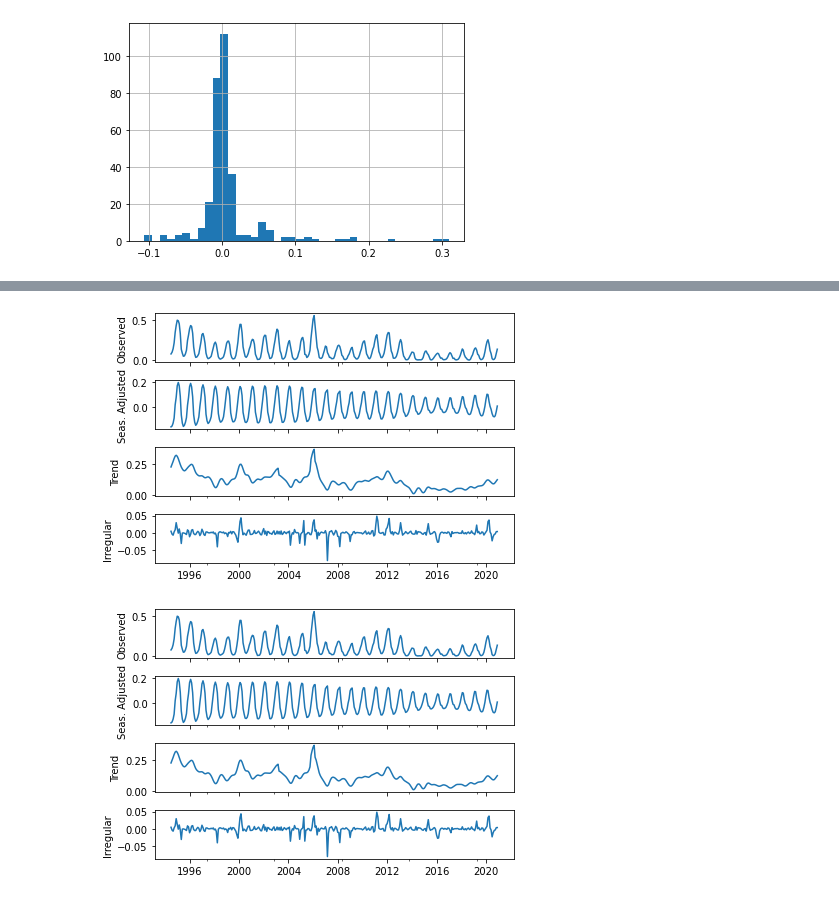
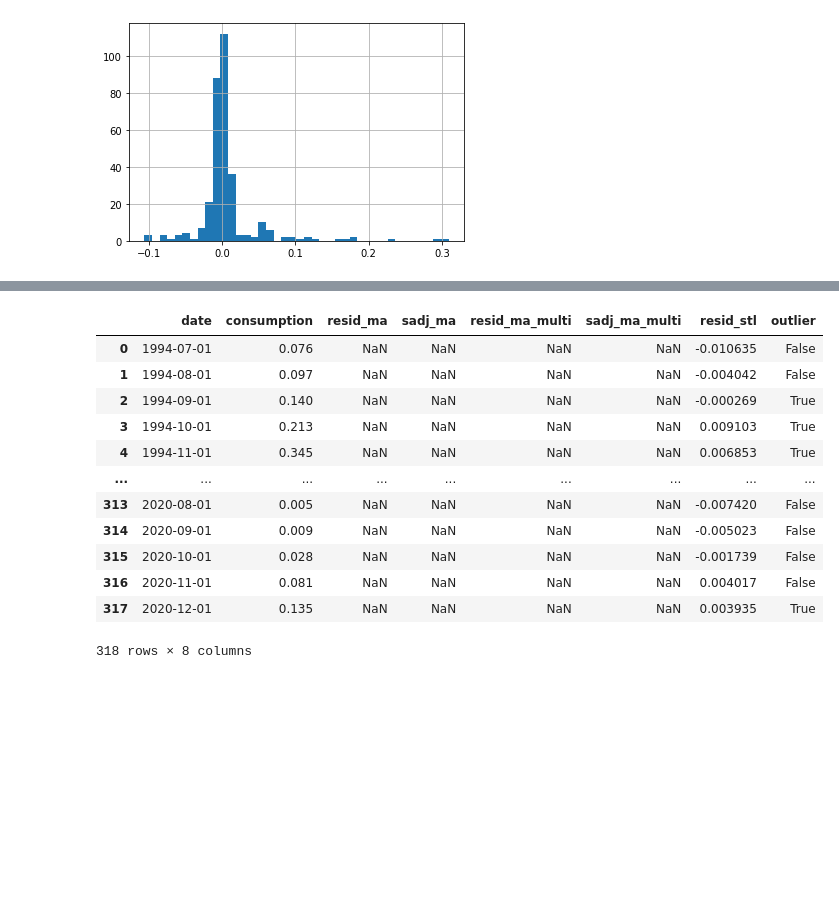
Before and after one commit to jcierocki/INGModellingContest, a Jupyter notebook: notebooks/task1.ipynb, the cells around one changed output, grey strips where cells are left out. Drawn from its saved outputs; the diff is of its cells as text; code cells hidden in the pictures; blank space fills up the shorter version.

```diff
--- a/notebooks/task1.ipynb
+++ b/notebooks/task1.ipynb
@@ -146,9 +145,3 @@ plt.grid(True)
 print()
 # %% [output]
 [figure]
-# %%
-qmin, qmax = np.quantile(resid_ma_multi, q=[.03, .97])
-
-df["outlier_ma_multi"] = (df.consumption.values < qmin) | (df.consumption.values > qmax)
-
-df
@@ -176,13 +157,2 @@ df["resid_stl"] = stl_decomp.resid.to_numpy()
 # %% [output]
 [figure]
-# %%
-x13_results = x13_arima_analysis(
-    pd.Series(df.consumption.values + 1e-4, index=df.date.values),
-    maxorder=(2,2),
-    maxdiff=(1,1),
-    outlier=True,
-    forecast_periods=12
-)
-x13_results.plot()
-
-df["resid_x13"] = x13_results.seasadj.to_numpy()
@@ -233,6 +192,0 @@ print()
-# %%
-x13_results.seasadj = (x13_results.observed - x13_results.seasadj)
-x13_results.plot()
-# %% [output]
-[figure, removed]
-[figure, removed]
@@ -258,0 +193,20 @@ x13_results.plot()
+# %%
+qmax = np.quantile(resid_stl, q=.97)
+
+df["outlier"] = df.consumption.values > qmax
+
+df
+# %% [output]
+|  | date | consumption | resid_ma | sadj_ma | resid_ma_multi | sadj_ma_multi | resid_stl | outlier |
+| 0 | 1994-07-01 | 0.076 | NaN | NaN | NaN | NaN | -0.010635 | False |
+| 1 | 1994-08-01 | 0.097 | NaN | NaN | NaN | NaN | -0.004042 | False |
+| 2 | 1994-09-01 | 0.140 | NaN | NaN | NaN | NaN | -0.000269 | True |
+| 3 | 1994-10-01 | 0.213 | NaN | NaN | NaN | NaN | 0.009103 | True |
+| 4 | 1994-11-01 | 0.345 | NaN | NaN | NaN | NaN | 0.006853 | True |
+| ... | ... | ... | ... | ... | ... | ... | ... | ... |
+| 313 | 2020-08-01 | 0.005 | NaN | NaN | NaN | NaN | -0.007420 | False |
+| 314 | 2020-09-01 | 0.009 | NaN | NaN | NaN | NaN | -0.005023 | False |
+| 315 | 2020-10-01 | 0.028 | NaN | NaN | NaN | NaN | -0.001739 | False |
+| 316 | 2020-11-01 | 0.081 | NaN | NaN | NaN | NaN | 0.004017 | False |
+| 317 | 2020-12-01 | 0.135 | NaN | NaN | NaN | NaN | 0.003935 | True |
+318 rows × 8 columns
```
Also changed, not shown: parts of 18 cells of this notebook.
